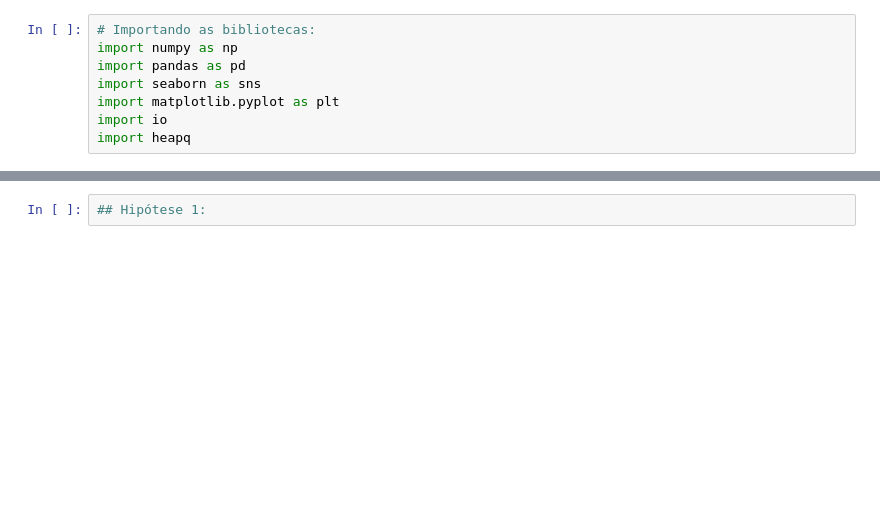
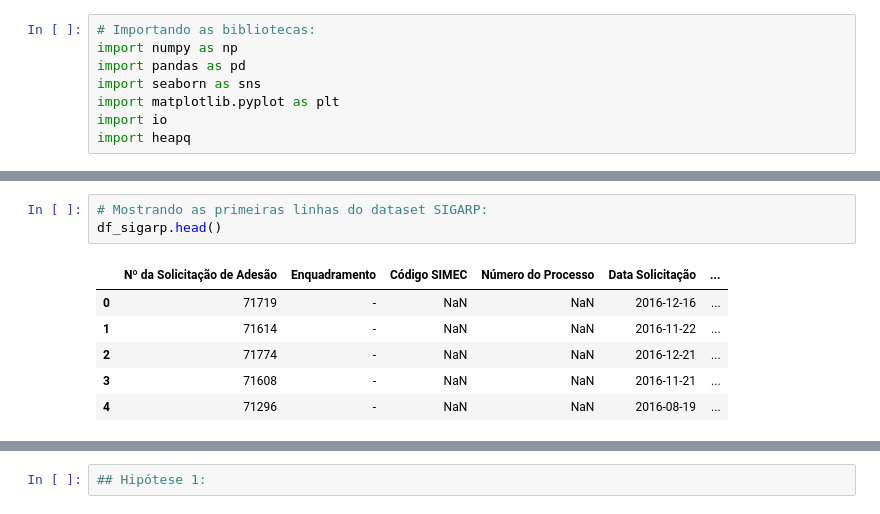
Before and after one commit to sssouto/caminho-da-escola, a Jupyter notebook: TrabalhoFinal_SanderSoaresSouto.ipynb, the cells around one changed output, grey strips where cells are left out. Cells and saved outputs as stored; diff of their text form; blank space fills up the shorter version.

```diff
--- a/TrabalhoFinal_SanderSoaresSouto.ipynb
+++ b/TrabalhoFinal_SanderSoaresSouto.ipynb
@@ -82,3 +65,13 @@ Saving sigarp_fnde_pregoes_onibus.xls to sigarp_fnde_pregoes_onibus (2).xls
+# %%
+# Mostrando as primeiras linhas do dataset SIGARP:
+df_sigarp.head()
+# %% [output]
+|  | Nº da Solicitação de Adesão | Enquadramento | Código SIMEC | Número do Processo | Data Solicitação | ... |
+| 0 | 71719 | - | NaN | NaN | 2016-12-16 | ... |
+| 1 | 71614 | - | NaN | NaN | 2016-11-22 | ... |
+| 2 | 71774 | - | NaN | NaN | 2016-12-21 | ... |
+| 3 | 71608 | - | NaN | NaN | 2016-11-21 | ... |
+| 4 | 71296 | - | NaN | NaN | 2016-08-19 | ... |
 # %%
 # Importando o dataset PIB:
 
```
Also changed, not shown: parts of 3 cells of this notebook.
